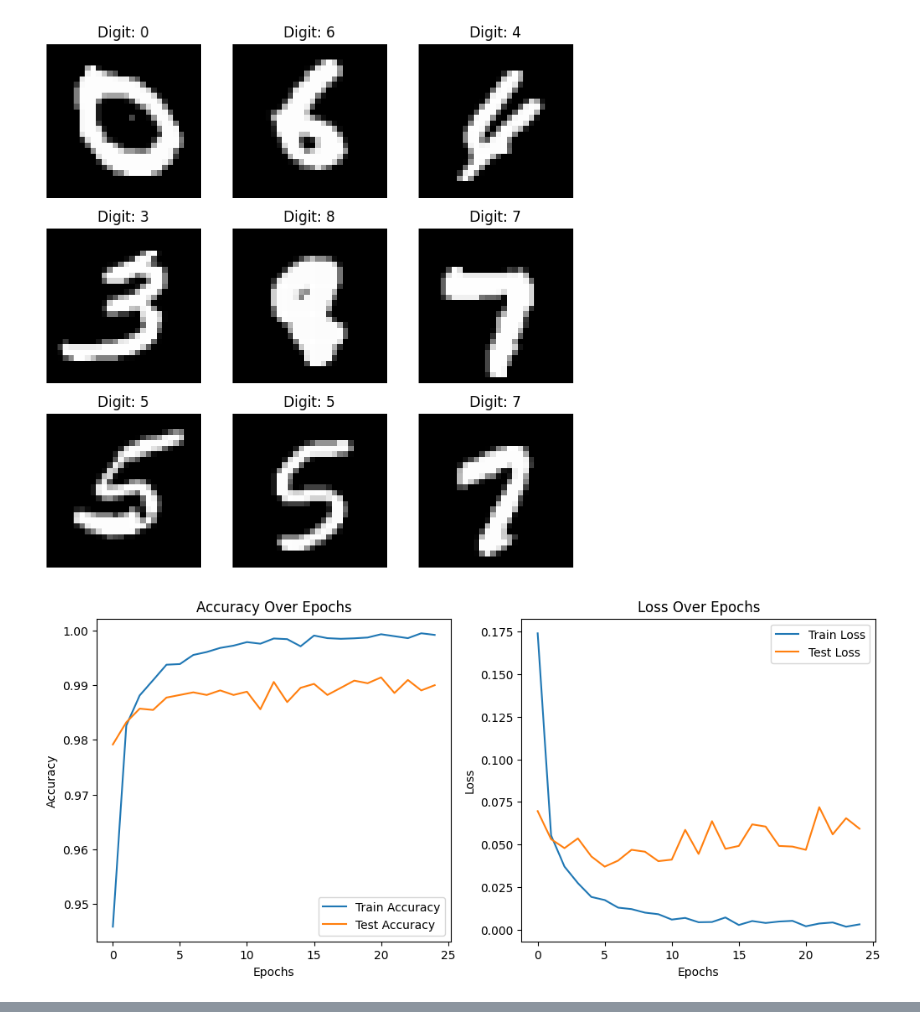
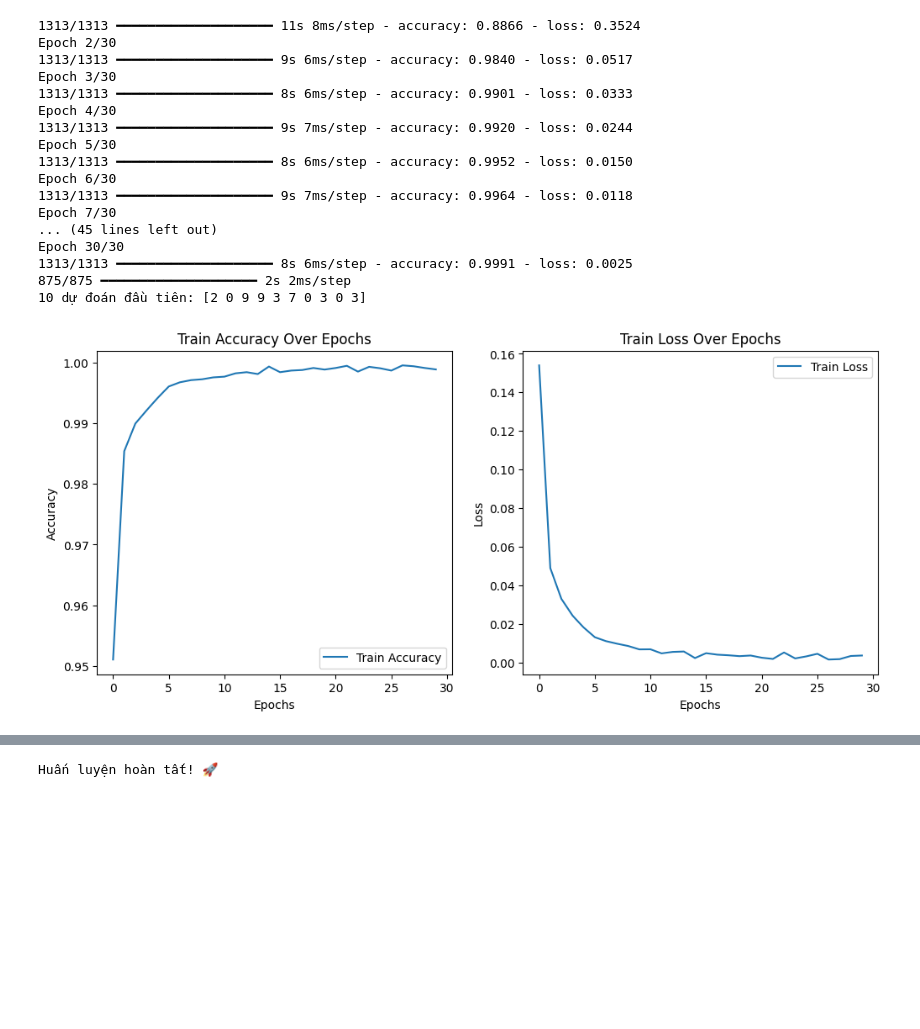
Before and after one commit to duongphan2101/Handwritten_Digit_Recognition_WithCNN, a Jupyter notebook: Handwritten_Digit_Recognition.ipynb.ipynb, the cells around one changed output, grey strips where cells are left out. Cells and saved outputs as stored; diff of their text form; code cells hidden in the pictures; blank space fills up the shorter version.

Commit message:
add read data

```diff
--- a/Handwritten_Digit_Recognition.ipynb.ipynb
+++ b/Handwritten_Digit_Recognition.ipynb.ipynb
@@ -38,7 +38,7 @@ model = keras.Sequential([
 model.compile(optimizer='adam', loss='categorical_crossentropy', metrics=['accuracy'])
 
 # Huấn luyện mô hình
-history = model.fit(X_train, Y_train, epochs=25, batch_size=32, validation_data=(X_test, Y_test))
+history = model.fit(X_train, Y_train, epochs=30, batch_size=32, validation_data=(X_test, Y_test))
 
 # Đánh giá mô hình
 train_loss, train_acc = model.evaluate(X_train, Y_train)
@@ -104,2 +90,18 @@ Epoch 25/25
+1313/1313 ━━━━━━━━━━━━━━━━━━━━ 11s 8ms/step - accuracy: 0.8866 - loss: 0.3524
+Epoch 2/30
+1313/1313 ━━━━━━━━━━━━━━━━━━━━ 9s 6ms/step - accuracy: 0.9840 - loss: 0.0517
+Epoch 3/30
+1313/1313 ━━━━━━━━━━━━━━━━━━━━ 8s 6ms/step - accuracy: 0.9901 - loss: 0.0333
+Epoch 4/30
+1313/1313 ━━━━━━━━━━━━━━━━━━━━ 9s 7ms/step - accuracy: 0.9920 - loss: 0.0244
+Epoch 5/30
+1313/1313 ━━━━━━━━━━━━━━━━━━━━ 8s 6ms/step - accuracy: 0.9952 - loss: 0.0150
+Epoch 6/30
+1313/1313 ━━━━━━━━━━━━━━━━━━━━ 9s 7ms/step - accuracy: 0.9964 - loss: 0.0118
+Epoch 7/30
+... (45 lines left out)
+Epoch 30/30
+1313/1313 ━━━━━━━━━━━━━━━━━━━━ 8s 6ms/step - accuracy: 0.9991 - loss: 0.0025
+875/875 ━━━━━━━━━━━━━━━━━━━━ 2s 2ms/step
+10 dự đoán đầu tiên: [2 0 9 9 3 7 0 3 0 3]
-[figure, old version]
+[figure, new version]
-[figure, removed]
@@ -109,0 +108 @@ Test Loss: 0.0593
+Huấn luyện hoàn tất! 🚀
```
Also changed, not shown: parts of 3 cells of this notebook, 4 other files.
